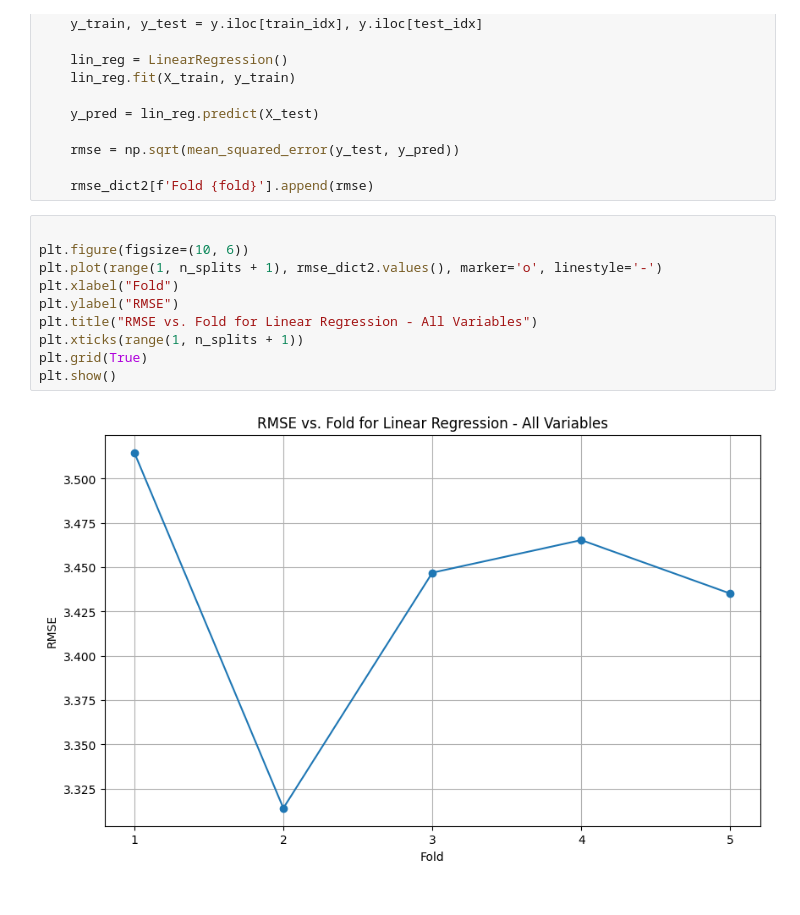
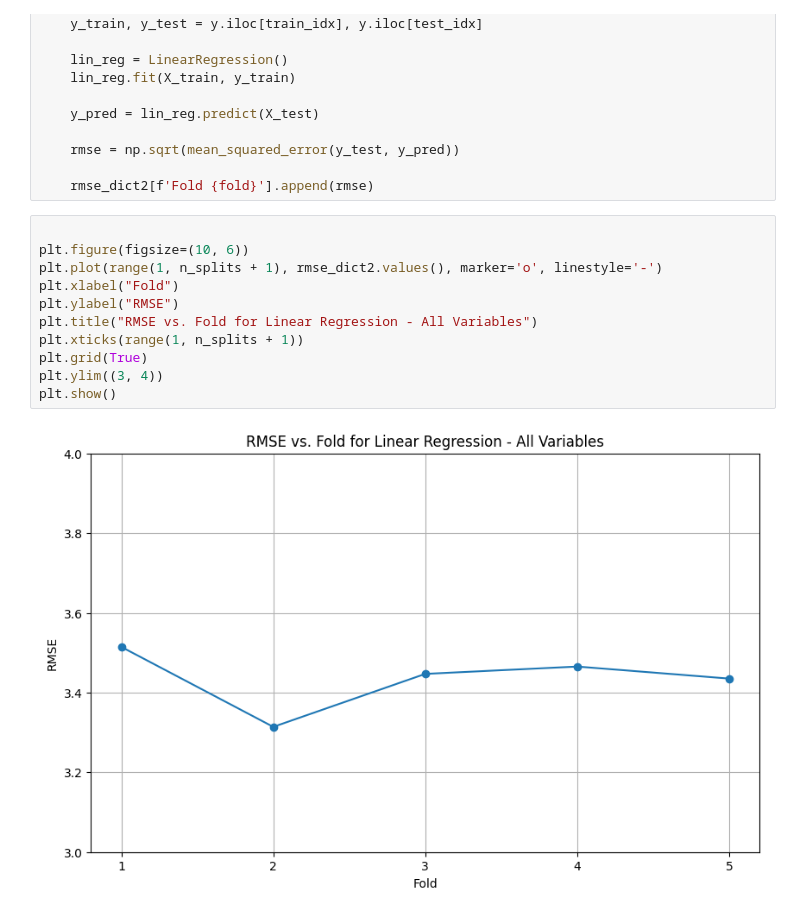
Before and after one commit to DavideMatta/SpotifyML, a Jupyter notebook: other_models.ipynb, the cells around one changed output. Drawn from its saved outputs; the diff is of its cells as text.

```diff
--- a/other_models.ipynb
+++ b/other_models.ipynb
@@ -71,12 +71,13 @@ for fold, (train_idx, test_idx) in enumerate(kf.split(X), start=1):
 # %%
 
 plt.figure(figsize=(10, 6))
 plt.plot(range(1, n_splits + 1), rmse_dict2.values(), marker='o', linestyle='-')
 plt.xlabel("Fold")
 plt.ylabel("RMSE")
 plt.title("RMSE vs. Fold for Linear Regression - All Variables")
 plt.xticks(range(1, n_splits + 1))
 plt.grid(True)
+plt.ylim((3, 4))
 plt.show()
 # %% [output]
-[figure, old version]
+[figure, new version]
```
Also changed, not shown: 2 other files.
